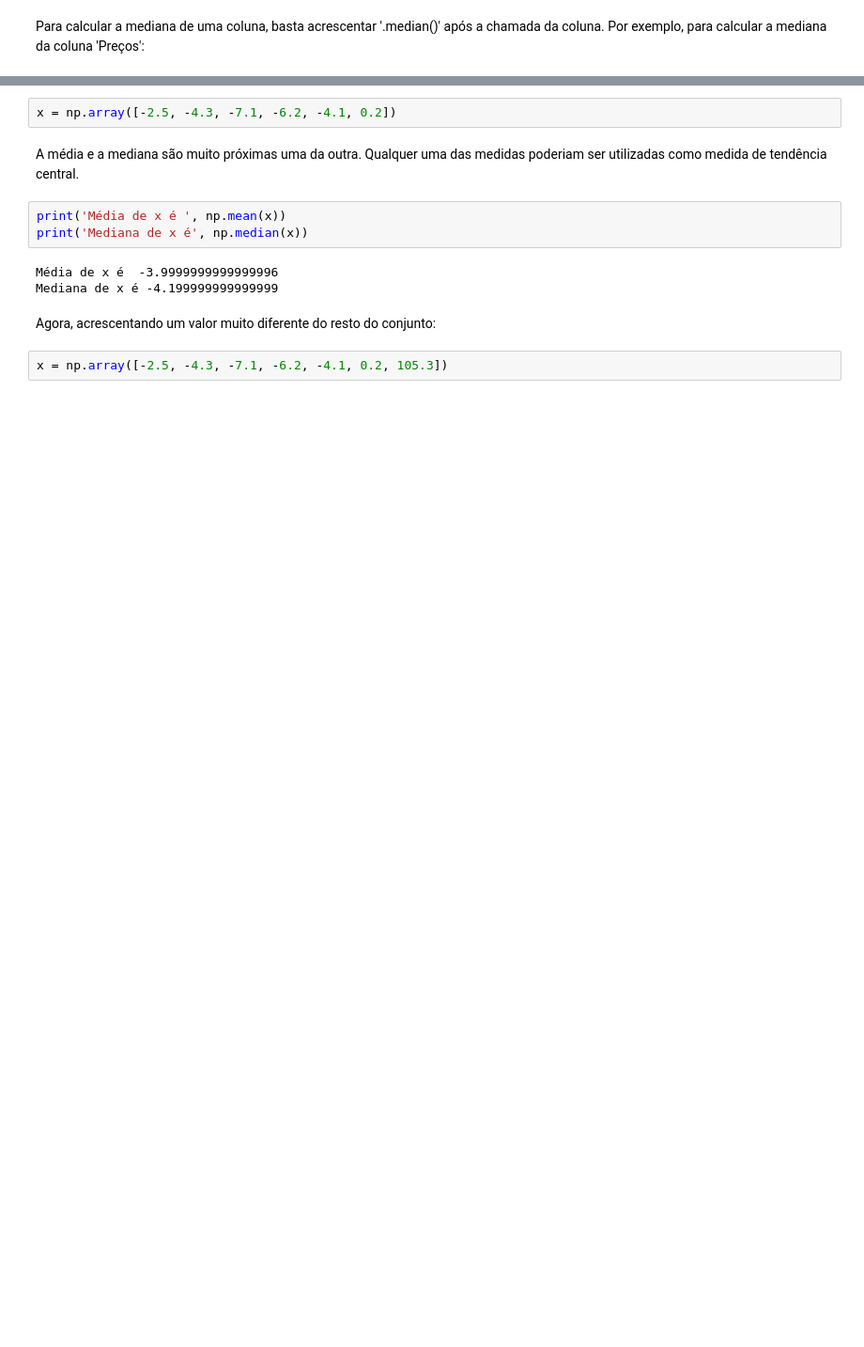
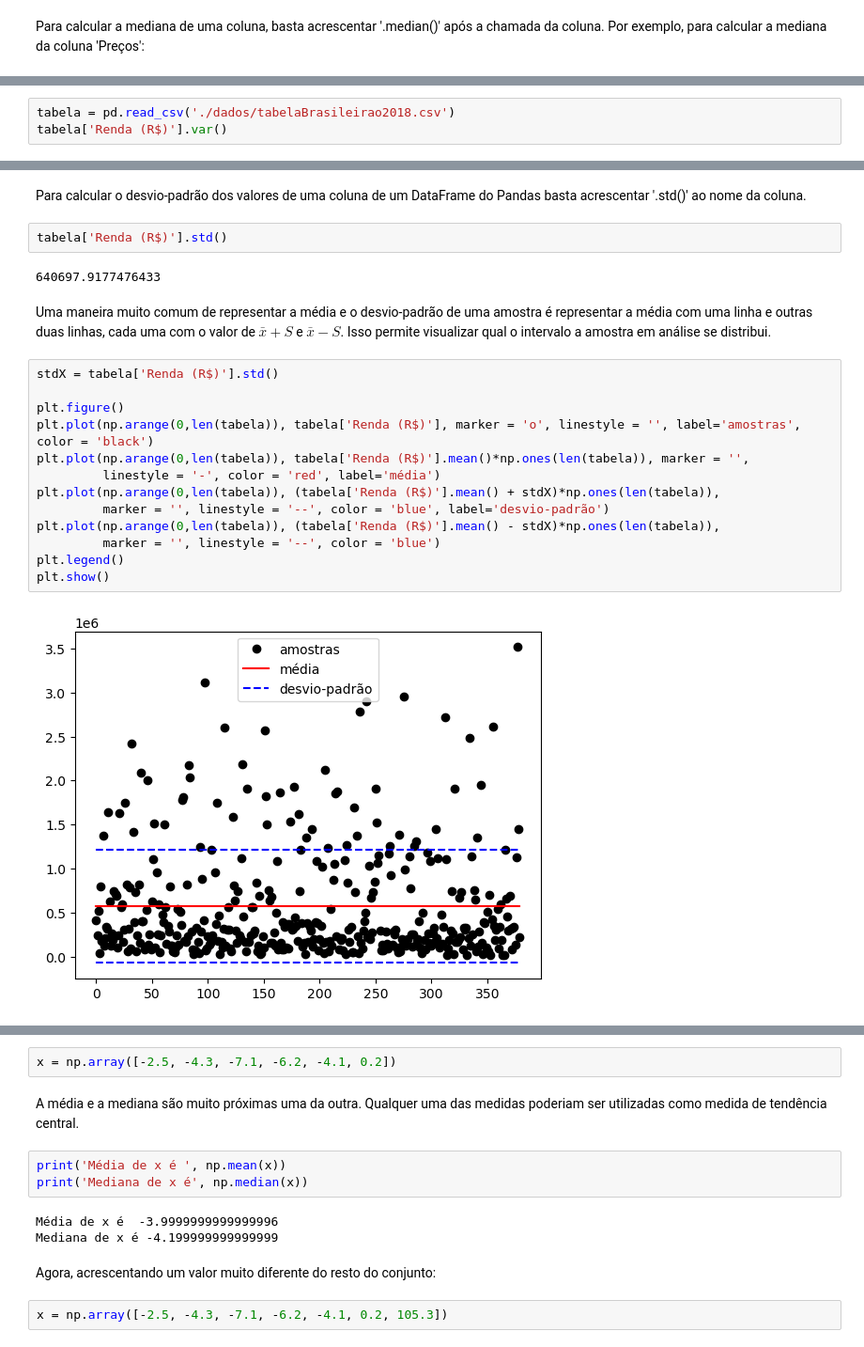
Before and after one commit to rnwatanabe/BasesComputacionais, a Jupyter notebook: aula7/Estatistica.ipynb, the cells around one changed output, grey strips where cells are left out. Shown: that part at 94% size. Saved outputs shown, nothing was run; the diff lists cells and outputs as text; blank space fills up the shorter version.

```diff
--- a/aula7/Estatistica.ipynb
+++ b/aula7/Estatistica.ipynb
@@ -158,0 +383,3 @@ print(medianaPrecoArroz)
+# %%
+tabela = pd.read_csv('./dados/tabelaBrasileirao2018.csv')
+tabela['Renda (R$)'].var()
@@ -158,0 +396,23 @@ print(medianaPrecoArroz)
+# %% [markdown]
+Para calcular o desvio-padrão dos valores de uma coluna de um DataFrame do Pandas basta acrescentar '.std()' ao nome da coluna.
+# %%
+tabela['Renda (R$)'].std()
+# %% [output]
+640697.9177476433
+# %% [markdown]
+Uma maneira muito comum de representar a média e o desvio-padrão de uma amostra é representar a média com uma linha e outras duas linhas, cada uma com  o valor de $\bar{x}+S$ e $\bar{x}-S$. Isso permite visualizar qual o intervalo a amostra em análise se distribui.
+# %%
+stdX = tabela['Renda (R$)'].std()
+
+plt.figure()
+plt.plot(np.arange(0,len(tabela)), tabela['Renda (R$)'], marker = 'o', linestyle = '', label='amostras', color = 'black')
+plt.plot(np.arange(0,len(tabela)), tabela['Renda (R$)'].mean()*np.ones(len(tabela)), marker = '',
+         linestyle = '-', color = 'red', label='média')
+plt.plot(np.arange(0,len(tabela)), (tabela['Renda (R$)'].mean() + stdX)*np.ones(len(tabela)),
+         marker = '', linestyle = '--', color = 'blue', label='desvio-padrão')
+plt.plot(np.arange(0,len(tabela)), (tabela['Renda (R$)'].mean() - stdX)*np.ones(len(tabela)),
+         marker = '', linestyle = '--', color = 'blue')
+plt.legend()
+plt.show()
+# %% [output]
+[figure, added]
```
Also changed, not shown: parts of 102 cells of this notebook, 3 other files.
